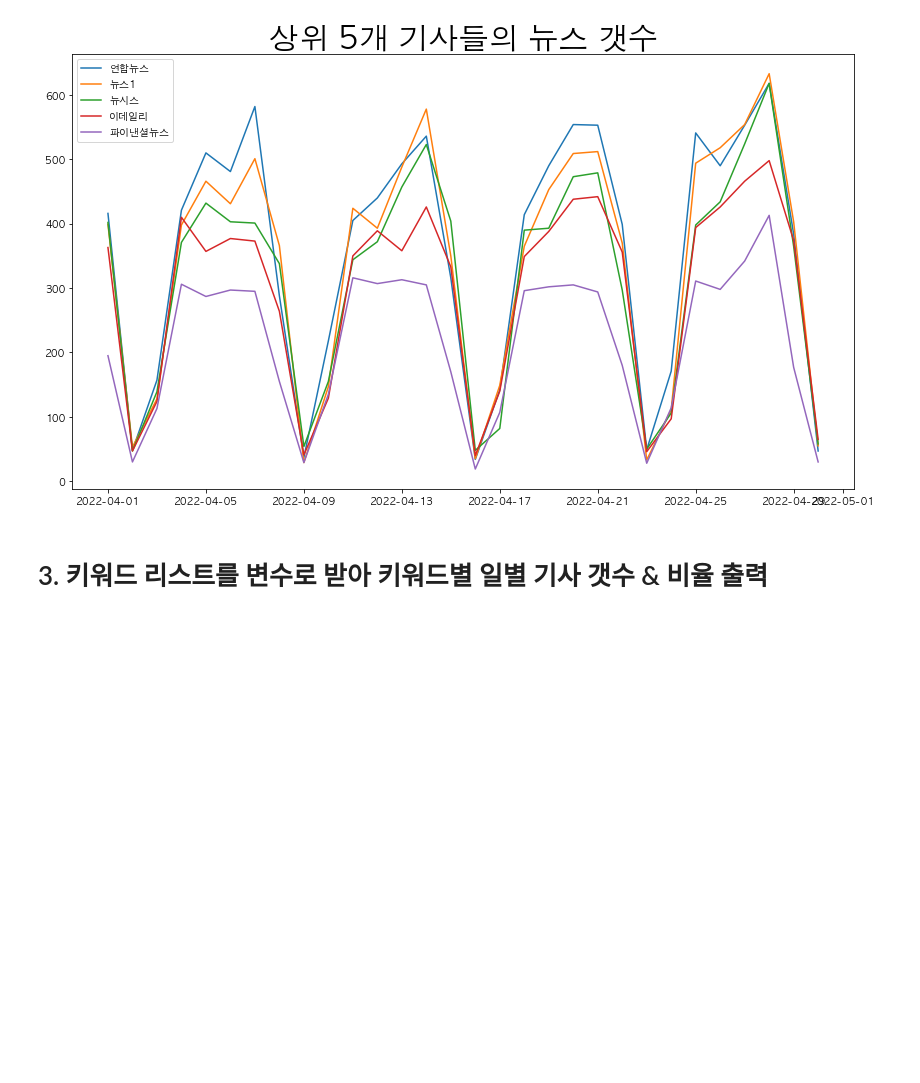
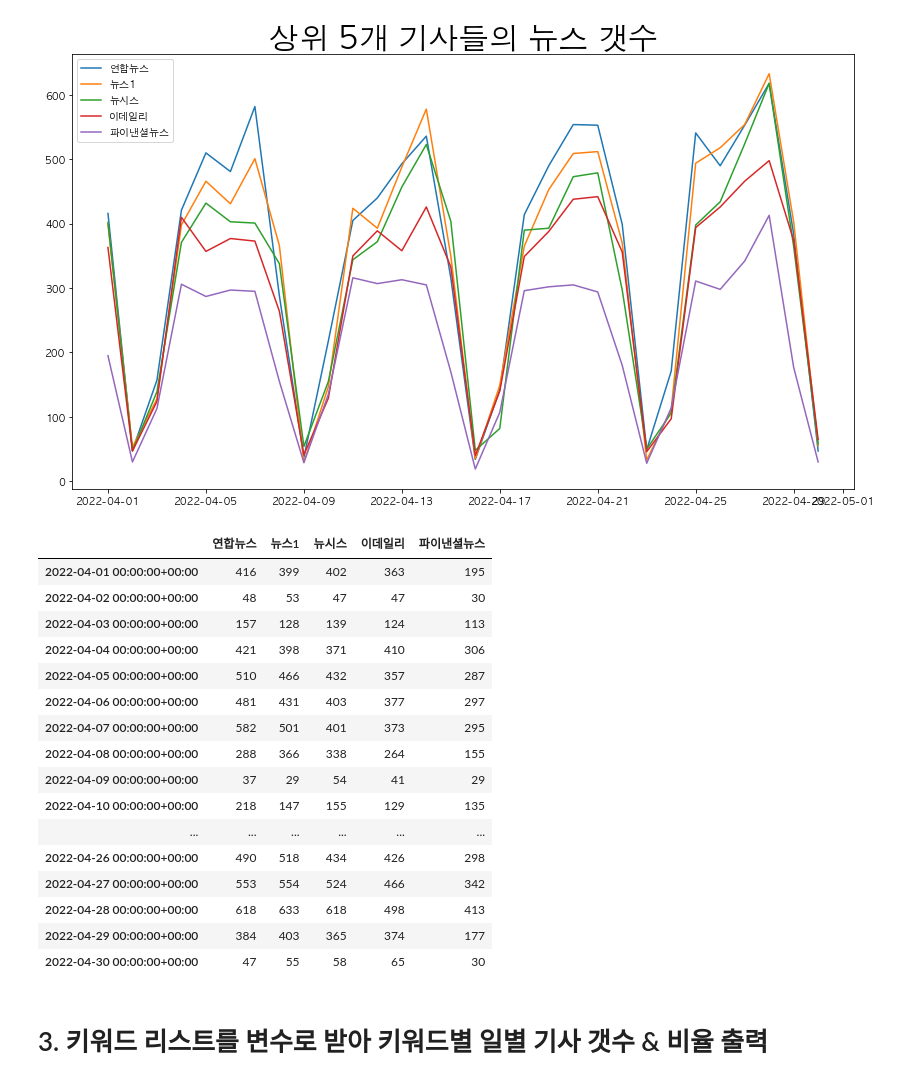
Before and after one commit to MalrangQuant/Unstructrued_data_TP, a Jupyter notebook: Final Organization/Final_Organization_Module.ipynb, the cells around one changed output. Saved outputs shown, nothing was run; the diff lists cells and outputs as text; code cells hidden in the pictures; blank space fills up the shorter version.

```diff
--- a/Final Organization/Final_Organization_Module.ipynb
+++ b/Final Organization/Final_Organization_Module.ipynb
@@ -173,6 +174,26 @@ def publisher_daily_news_trend (publisher_list):
 df_plotting(publisher_daily_news_trend(top_publisher(5)), "상위 5개 기사들의 뉴스 갯수")
 # %% [output]
 [figure]
+# %%
+publisher_daily_news_trend(top_publisher(5))
+# %% [output]
+|  | 연합뉴스 | 뉴스1 | 뉴시스 | 이데일리 | 파이낸셜뉴스 |
+| 2022-04-01 00:00:00+00:00 | 416 | 399 | 402 | 363 | 195 |
+| 2022-04-02 00:00:00+00:00 | 48 | 53 | 47 | 47 | 30 |
+| 2022-04-03 00:00:00+00:00 | 157 | 128 | 139 | 124 | 113 |
+| 2022-04-04 00:00:00+00:00 | 421 | 398 | 371 | 410 | 306 |
+| 2022-04-05 00:00:00+00:00 | 510 | 466 | 432 | 357 | 287 |
+| 2022-04-06 00:00:00+00:00 | 481 | 431 | 403 | 377 | 297 |
+| 2022-04-07 00:00:00+00:00 | 582 | 501 | 401 | 373 | 295 |
+| 2022-04-08 00:00:00+00:00 | 288 | 366 | 338 | 264 | 155 |
+| 2022-04-09 00:00:00+00:00 | 37 | 29 | 54 | 41 | 29 |
+| 2022-04-10 00:00:00+00:00 | 218 | 147 | 155 | 129 | 135 |
+| ... | ... | ... | ... | ... | ... |
+| 2022-04-26 00:00:00+00:00 | 490 | 518 | 434 | 426 | 298 |
+| 2022-04-27 00:00:00+00:00 | 553 | 554 | 524 | 466 | 342 |
+| 2022-04-28 00:00:00+00:00 | 618 | 633 | 618 | 498 | 413 |
+| 2022-04-29 00:00:00+00:00 | 384 | 403 | 365 | 374 | 177 |
+| 2022-04-30 00:00:00+00:00 | 47 | 55 | 58 | 65 | 30 |
 # %% [markdown]
 # 3. 키워드 리스트를 변수로 받아 키워드별 일별 기사 갯수 & 비율 출력
 # %%
```
Also changed, not shown: parts of 18 cells of this notebook, 17 other files.
